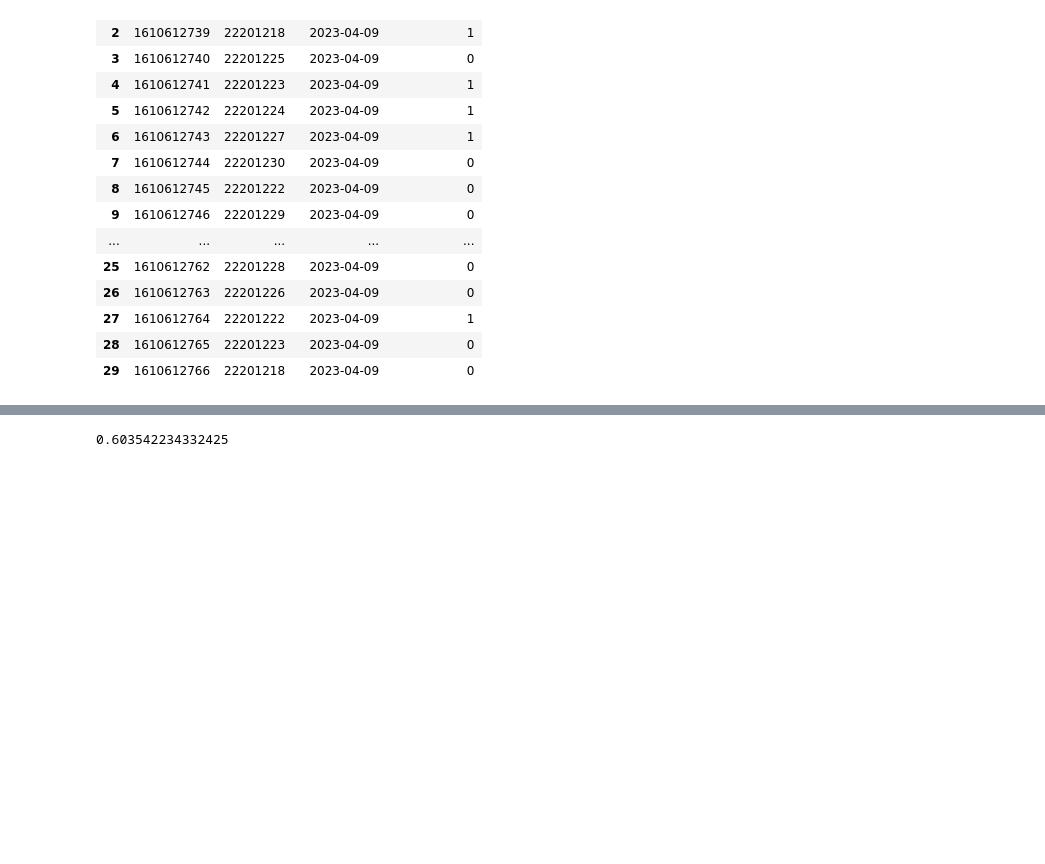
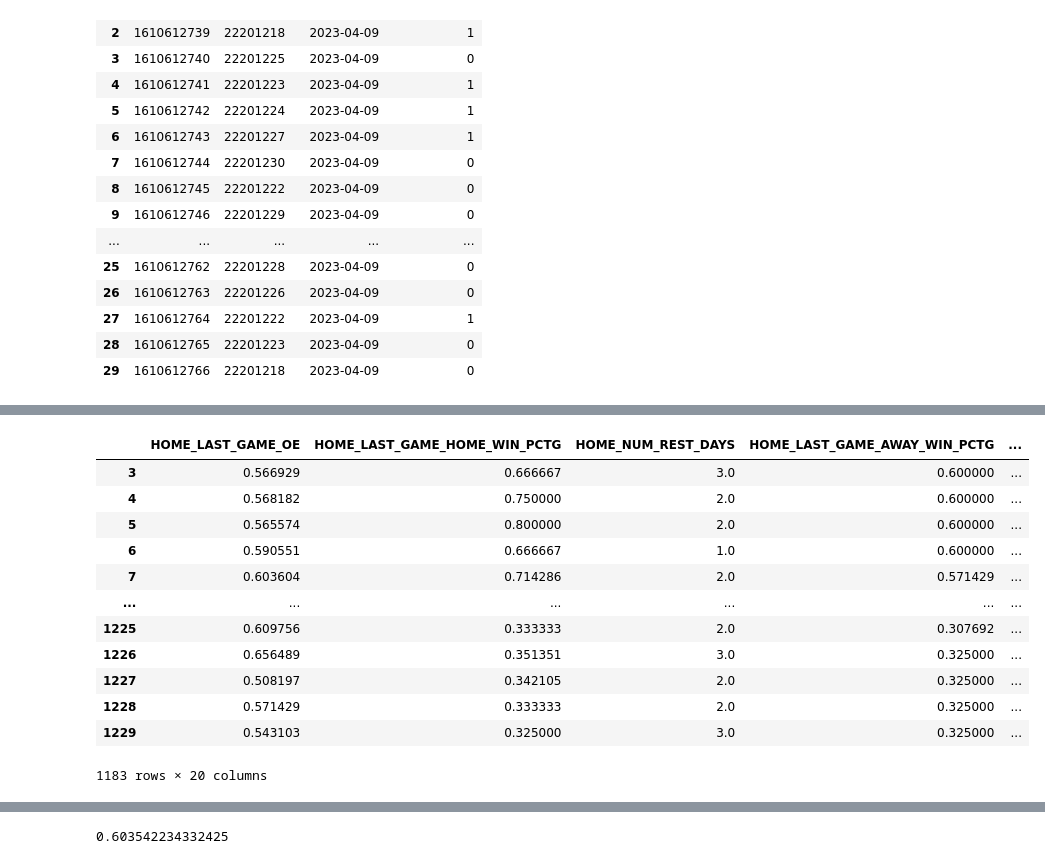
Before and after one commit to TheResearchLab/Practice, a Jupyter notebook: Streamlit-Basketball-App/data_ingest.ipynb, the cells around one changed output, grey strips where cells are left out. Cells and saved outputs as stored; diff of their text form; code cells hidden in the pictures; blank space fills up the shorter version.

```diff
--- a/Streamlit-Basketball-App/data_ingest.ipynb
+++ b/Streamlit-Basketball-App/data_ingest.ipynb
@@ -287,3 +287,20 @@ pd.concat([latest_away_game,latest_home_game]).reset_index(drop=True).drop_dupli
 | 27 | 1610612760 | 22201226 | 2023-04-09 | 0.557377 | 0.575000 | 3.0 | 0.390244 | ... |
 | 28 | 1610612761 | 22201221 | 2023-04-09 | 0.554545 | 0.650000 | 2.0 | 0.341463 | ... |
 | 29 | 1610612764 | 22201222 | 2023-04-09 | 0.553571 | 0.475000 | 2.0 | 0.390244 | ... |
+# %%
+query = "select * from wrk_wl_features where season = '2022-23'"
+pd.read_sql_query(query,engine).dropna()
+# %% [output]
+|  | HOME_LAST_GAME_OE | HOME_LAST_GAME_HOME_WIN_PCTG | HOME_NUM_REST_DAYS | HOME_LAST_GAME_AWAY_WIN_PCTG | ... |
+| 3 | 0.566929 | 0.666667 | 3.0 | 0.600000 | ... |
+| 4 | 0.568182 | 0.750000 | 2.0 | 0.600000 | ... |
+| 5 | 0.565574 | 0.800000 | 2.0 | 0.600000 | ... |
+| 6 | 0.590551 | 0.666667 | 1.0 | 0.600000 | ... |
+| 7 | 0.603604 | 0.714286 | 2.0 | 0.571429 | ... |
+| ... | ... | ... | ... | ... | ... |
+| 1225 | 0.609756 | 0.333333 | 2.0 | 0.307692 | ... |
+| 1226 | 0.656489 | 0.351351 | 3.0 | 0.325000 | ... |
+| 1227 | 0.508197 | 0.342105 | 2.0 | 0.325000 | ... |
+| 1228 | 0.571429 | 0.333333 | 2.0 | 0.325000 | ... |
+| 1229 | 0.543103 | 0.325000 | 3.0 | 0.325000 | ... |
+1183 rows × 20 columns
```
Also changed, not shown: parts of 2 cells of this notebook, 1 other file.
